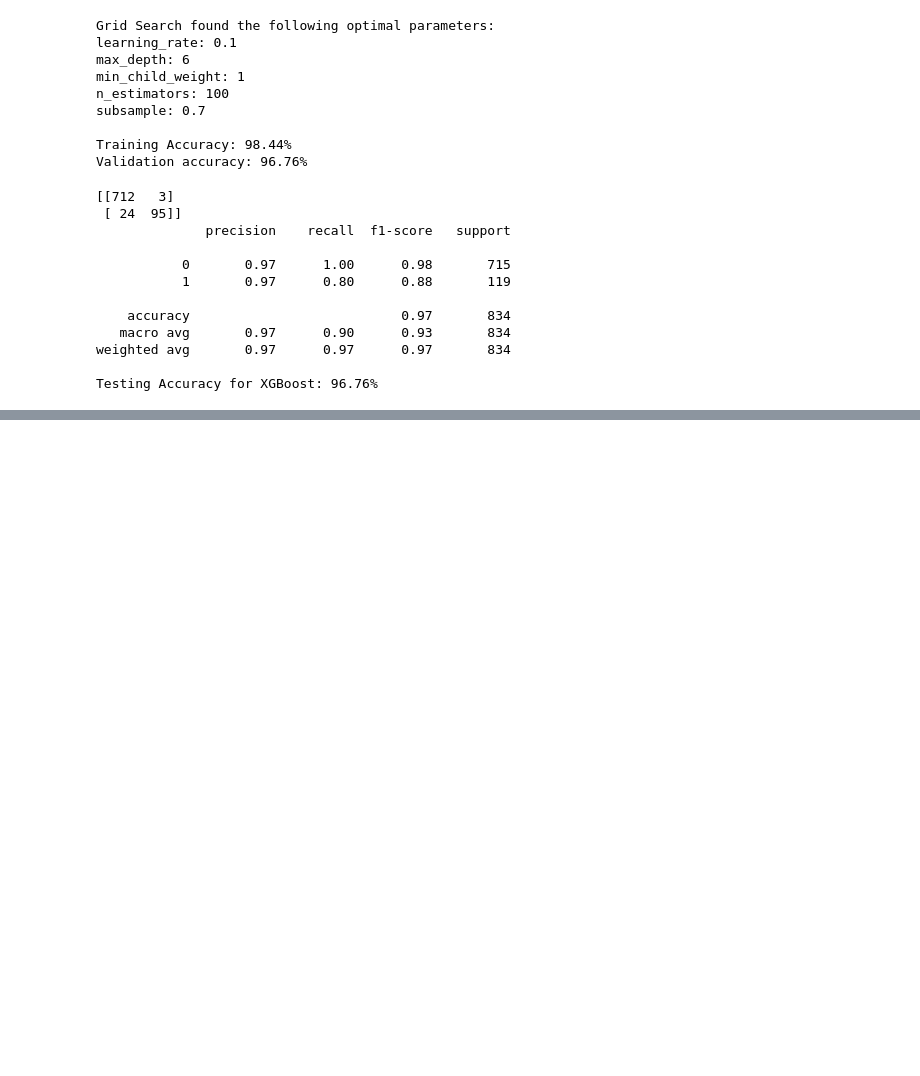
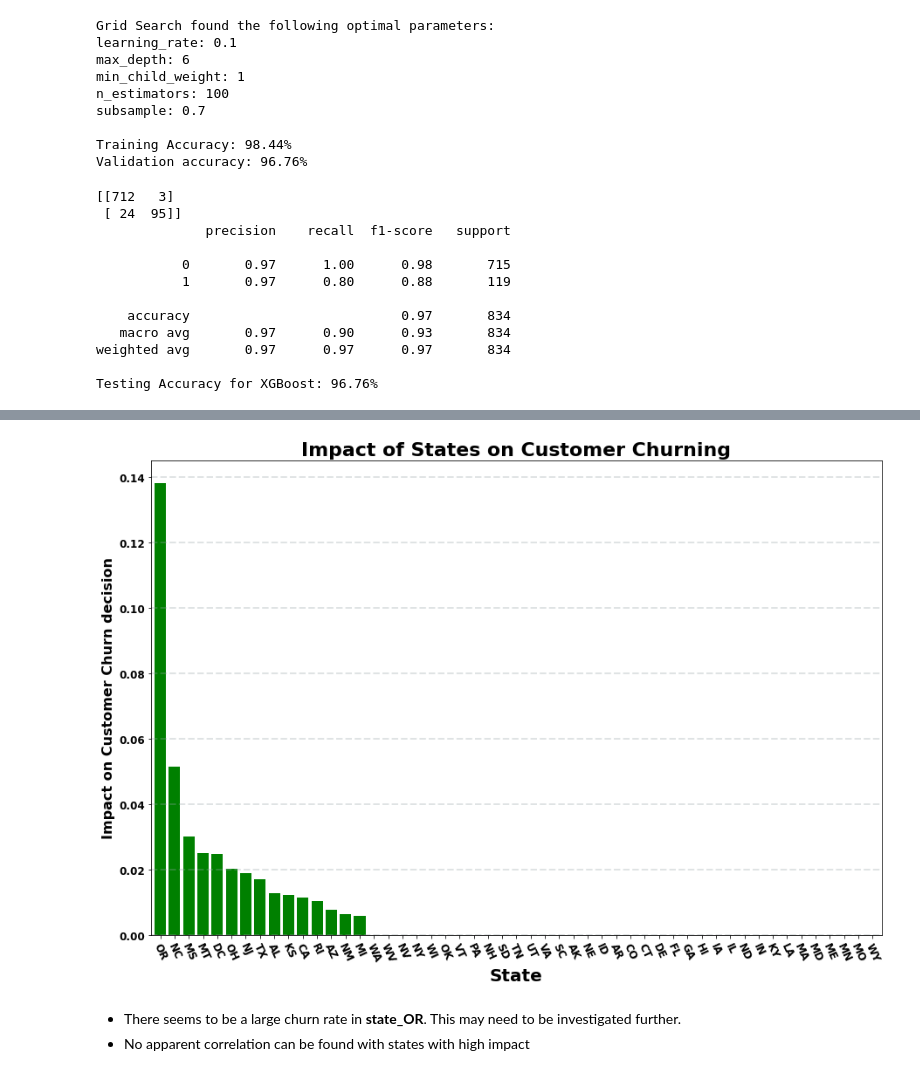
Before and after one commit to brianlee35/telecom-churn-analysis, a Jupyter notebook: telecom_notebook.ipynb, the cells around one changed output, grey strips where cells are left out. Drawn from its saved outputs; the diff is of its cells as text; code cells hidden in the pictures; blank space fills up the shorter version.

```diff
--- a/telecom_notebook.ipynb
+++ b/telecom_notebook.ipynb
@@ -541,0 +561,3 @@ Testing Accuracy for XGBoost: 96.76%
+# %%
+df_final = pd.DataFrame(xgb.feature_importances_, X.columns, columns = ['coefficient'])
+df_final.head()
@@ -541,0 +571,5 @@ Testing Accuracy for XGBoost: 96.76%
+# %%
+df_final_detail = df_final[:12]
+display(df_final_detail.head())
+df_final_state = df_final[12:]
+display(df_final_state.head())
@@ -541,0 +589,6 @@ Testing Accuracy for XGBoost: 96.76%
+# %%
+# Renaming states indexes
+as_list = df_final_state.index.values.tolist()
+as_list = [i.replace('state_','') for i in as_list]
+df_final_state.index = as_list
+df_final_state.head()
@@ -541,0 +602,16 @@ Testing Accuracy for XGBoost: 96.76%
+# %%
+# Create a barplot of state's impact on churn
+ax = df_final_state.sort_values(by=['coefficient'], ascending=False).plot(kind='bar', width=0.8, color = 'green', figsize=(15,10))
+ax.set_title("Impact of States on Customer Churning", fontsize = 22, fontweight = 'bold')
+ax.set_xlabel("State", fontsize=20, fontweight='bold')
+ax.set_ylabel("Impact on Customer Churn decision", fontsize=16, fontweight='bold');
+ax.get_legend().remove()
+
+plt.xticks(rotation=-65, fontsize=12, fontweight='bold')
+plt.yticks(fontsize=12, fontweight='bold')
+plt.grid(color='#95a5a6', linestyle='--', linewidth=2, axis='y', alpha=0.3)
+# %% [output]
+[figure, added]
+# %% [markdown]
+* There seems to be a large churn rate in __state_OR__. This may need to be investigated further.
+* No apparent correlation can be found with states with high impact
```
Also changed, not shown: parts of 29 cells of this notebook, 3 other files.
